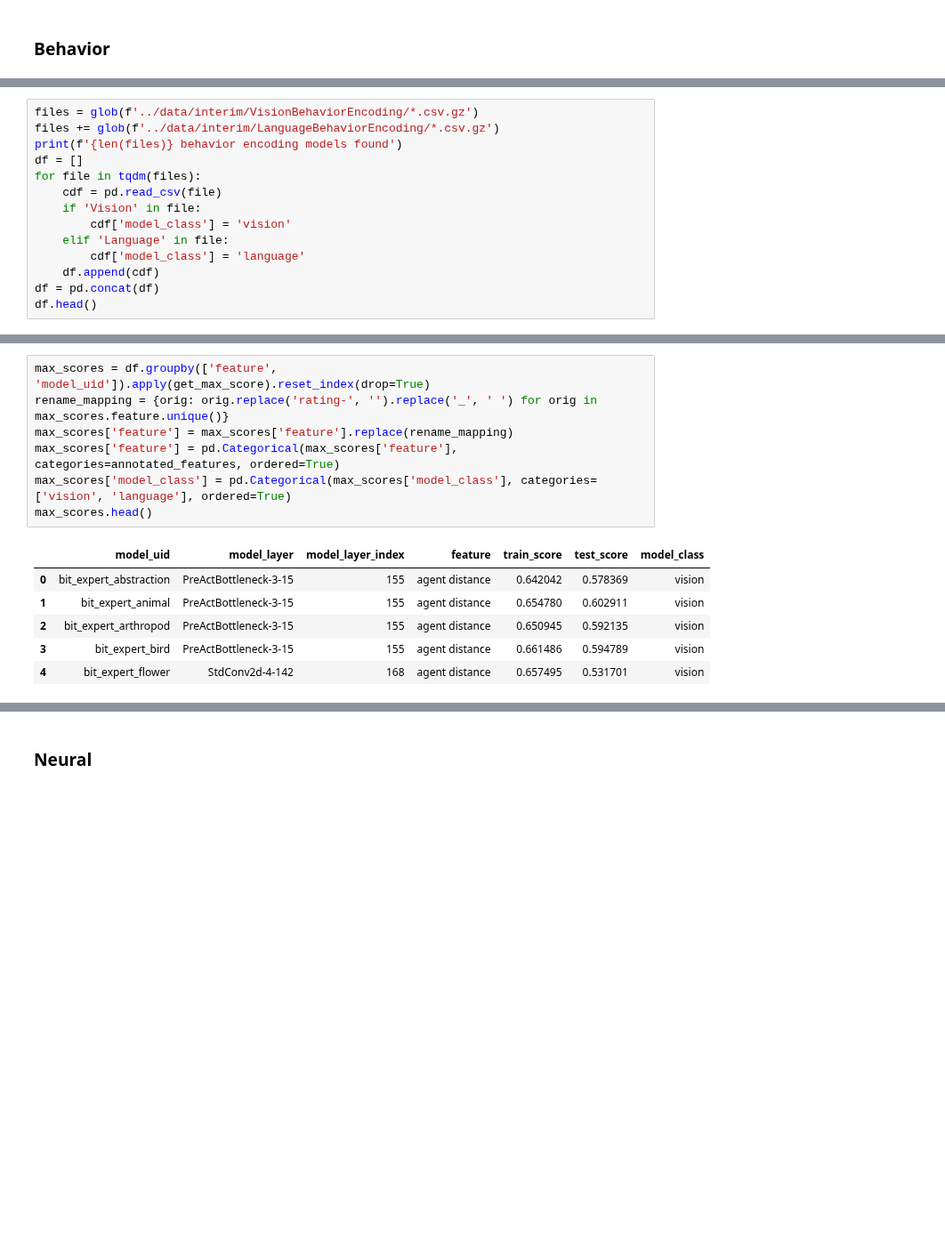
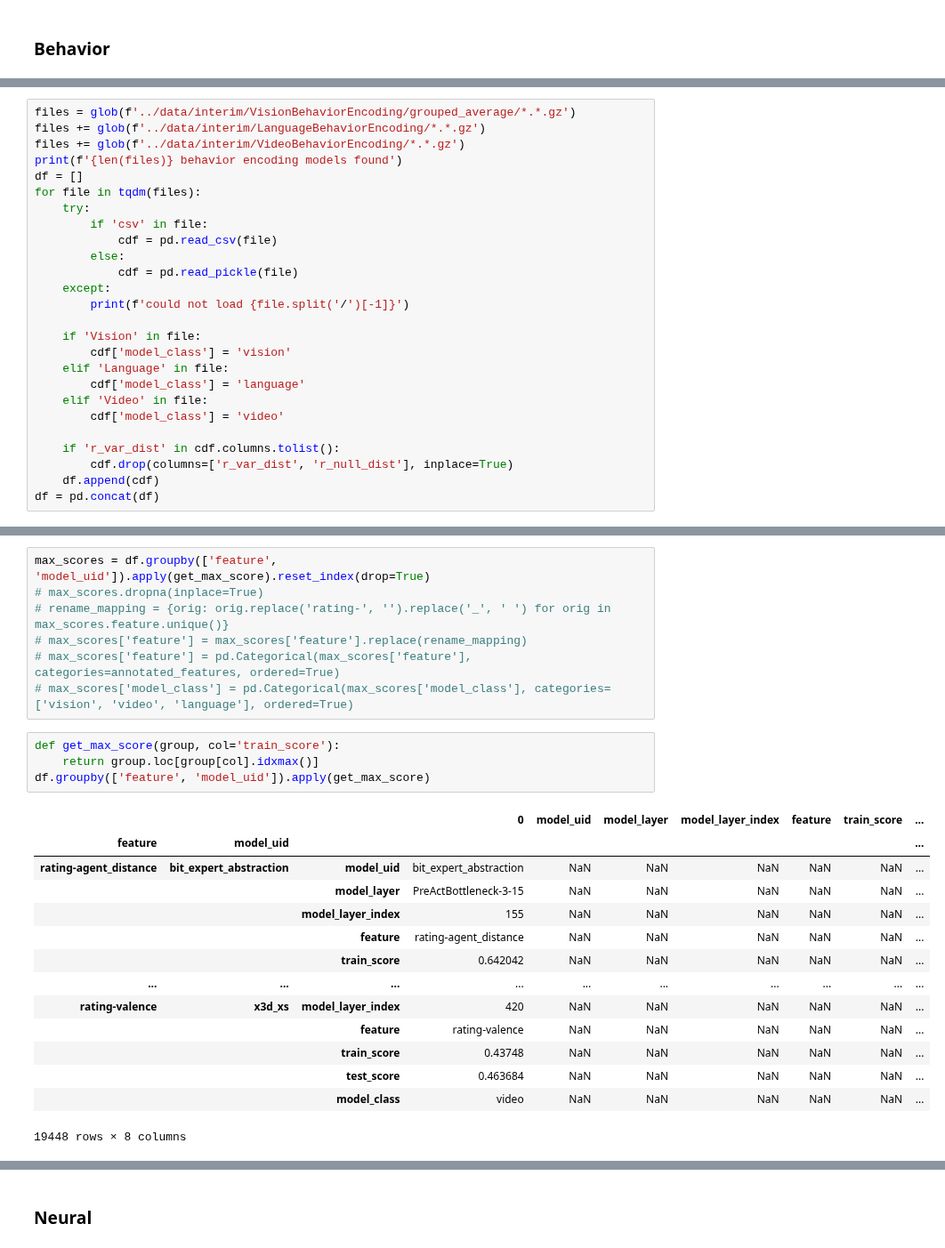
Before and after one commit to Isik-lab/SIfMRI_modeling, a Jupyter notebook: notebooks/behavior_results.ipynb, the cells around one changed output, grey strips where cells are left out. Shown at 89% size. Drawn from its saved outputs; the diff is of its cells as text; blank space fills up the shorter version.

```diff
--- a/notebooks/behavior_results.ipynb
+++ b/notebooks/behavior_results.ipynb
@@ -501,15 +503,27 @@ See the caveats in the documentation: https://pandas.pydata.org/pandas-docs/stab
 # %%
-files = glob(f'../data/interim/VisionBehaviorEncoding/*.csv.gz')
-files += glob(f'../data/interim/LanguageBehaviorEncoding/*.csv.gz')
+files = glob(f'../data/interim/VisionBehaviorEncoding/grouped_average/*.*.gz')
+files += glob(f'../data/interim/LanguageBehaviorEncoding/*.*.gz')
+files += glob(f'../data/interim/VideoBehaviorEncoding/*.*.gz')
 print(f'{len(files)} behavior encoding models found')
 df = []
 for file in tqdm(files):
-    cdf = pd.read_csv(file)
+    try:
+        if 'csv' in file:
+            cdf = pd.read_csv(file)
+        else:
+            cdf = pd.read_pickle(file)
+    except:
+        print(f'could not load {file.split('/')[-1]}')
+
     if 'Vision' in file:
         cdf['model_class'] = 'vision'
     elif 'Language' in file:
         cdf['model_class'] = 'language'
+    elif 'Video' in file:
+        cdf['model_class'] = 'video'
+
+    if 'r_var_dist' in cdf.columns.tolist():
+        cdf.drop(columns=['r_var_dist', 'r_null_dist'], inplace=True)
     df.append(cdf)
 df = pd.concat(df)
-df.head()
 # %% [output]
@@ -523,17 +532,29 @@ df.head()
 # %%
 max_scores = df.groupby(['feature', 'model_uid']).apply(get_max_score).reset_index(drop=True)
-rename_mapping = {orig: orig.replace('rating-', '').replace('_', ' ') for orig in max_scores.feature.unique()}
-max_scores['feature'] = max_scores['feature'].replace(rename_mapping)
-max_scores['feature'] = pd.Categorical(max_scores['feature'], categories=annotated_features, ordered=True)
-max_scores['model_class'] = pd.Categorical(max_scores['model_class'], categories=['vision', 'language'], ordered=True)
-max_scores.head()
+# max_scores.dropna(inplace=True)
+# rename_mapping = {orig: orig.replace('rating-', '').replace('_', ' ') for orig in max_scores.feature.unique()}
+# max_scores['feature'] = max_scores['feature'].replace(rename_mapping)
+# max_scores['feature'] = pd.Categorical(max_scores['feature'], categories=annotated_features, ordered=True)
+# max_scores['model_class'] = pd.Categorical(max_scores['model_class'], categories=['vision', 'video', 'language'], ordered=True)
-# %% [output]
-|  | model_uid | model_layer | model_layer_index | feature | train_score | test_score | model_class |
-| 0 | bit_expert_abstraction | PreActBottleneck-3-15 | 155 | agent distance | 0.642042 | 0.578369 | vision |
-| 1 | bit_expert_animal | PreActBottleneck-3-15 | 155 | agent distance | 0.654780 | 0.602911 | vision |
-| 2 | bit_expert_arthropod | PreActBottleneck-3-15 | 155 | agent distance | 0.650945 | 0.592135 | vision |
-| 3 | bit_expert_bird | PreActBottleneck-3-15 | 155 | agent distance | 0.661486 | 0.594789 | vision |
-| 4 | bit_expert_flower | StdConv2d-4-142 | 168 | agent distance | 0.657495 | 0.531701 | vision |
+# %%
+def get_max_score(group, col='train_score'):
+    return group.loc[group[col].idxmax()]
+df.groupby(['feature', 'model_uid']).apply(get_max_score)
+# %% [output]
+|  |  |  | 0 | model_uid | model_layer | model_layer_index | feature | train_score | ... |
+| feature | model_uid |  |  |  |  |  |  |  | ... |
+| rating-agent_distance | bit_expert_abstraction | model_uid | bit_expert_abstraction | NaN | NaN | NaN | NaN | NaN | ... |
+|  |  | model_layer | PreActBottleneck-3-15 | NaN | NaN | NaN | NaN | NaN | ... |
+|  |  | model_layer_index | 155 | NaN | NaN | NaN | NaN | NaN | ... |
+|  |  | feature | rating-agent_distance | NaN | NaN | NaN | NaN | NaN | ... |
+|  |  | train_score | 0.642042 | NaN | NaN | NaN | NaN | NaN | ... |
+| ... | ... | ... | ... | ... | ... | ... | ... | ... | ... |
+| rating-valence | x3d_xs | model_layer_index | 420 | NaN | NaN | NaN | NaN | NaN | ... |
+|  |  | feature | rating-valence | NaN | NaN | NaN | NaN | NaN | ... |
+|  |  | train_score | 0.43748 | NaN | NaN | NaN | NaN | NaN | ... |
+|  |  | test_score | 0.463684 | NaN | NaN | NaN | NaN | NaN | ... |
+|  |  | model_class | video | NaN | NaN | NaN | NaN | NaN | ... |
+19448 rows × 8 columns
 # %%
 _, ax = plt.subplots(figsize=(8.5,4))
 sns.set_palette('icefire_r')
```
Also changed, not shown: parts of 14 cells of this notebook, 4 other files.
